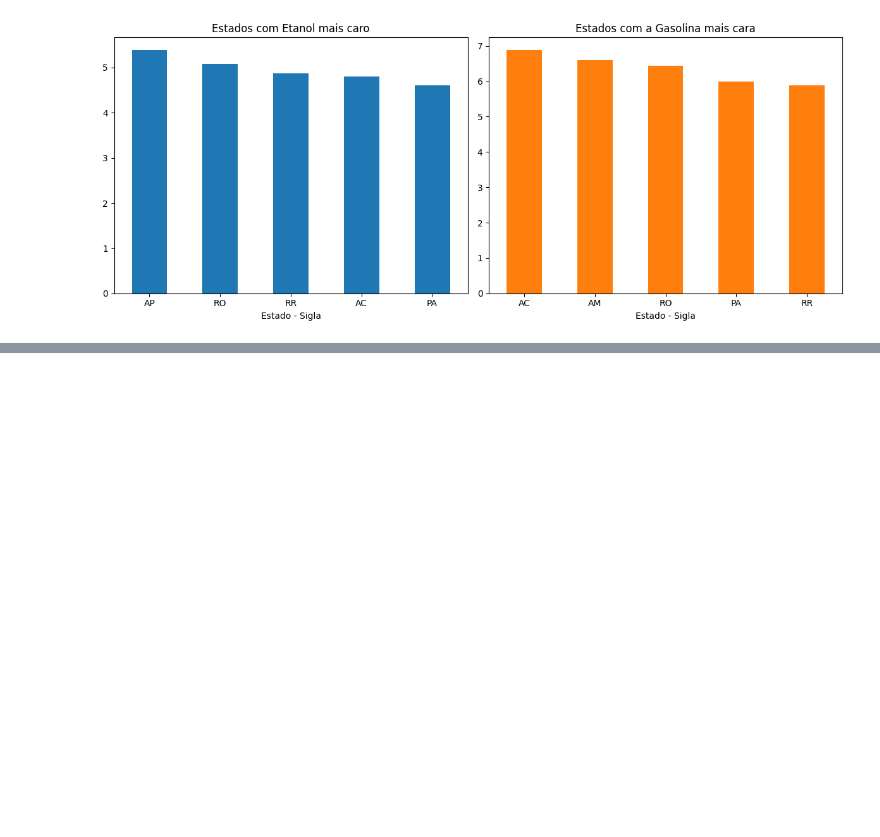
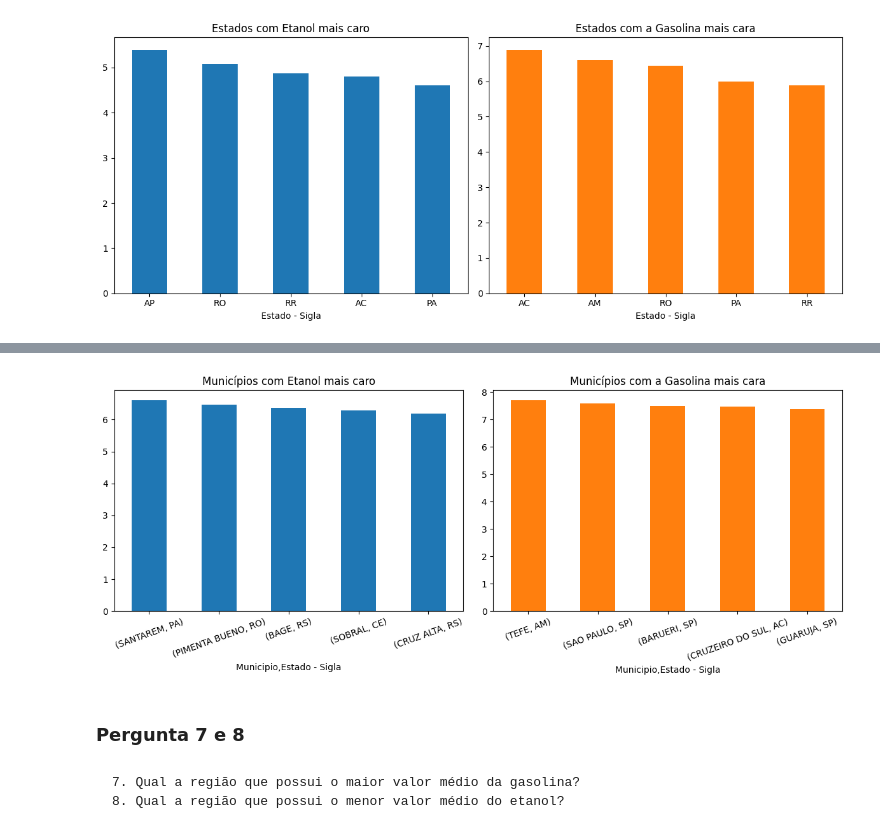
Before and after one commit to arthurlorran1/Projeto-4, a Jupyter notebook: notebook.ipynb, the cells around one changed output, grey strips where cells are left out. Drawn from its saved outputs; the diff is of its cells as text; code cells hidden in the pictures; blank space fills up the shorter version.

```diff
--- a/notebook.ipynb
+++ b/notebook.ipynb
@@ -324,0 +336,5 @@ plt.tight_layout()
+# %%
+gp3max = df.groupby(['Municipio','Estado - Sigla','Produto'])['Valor de Venda'].max() #Tirar 'Estado - Sigla' caso nao queira que apareca o estado
+gp3max = pd.DataFrame(gp3max)
+gp3max = gp3max['Valor de Venda'].unstack()
+gp3max
@@ -324,0 +386,10 @@ plt.tight_layout()
+# %%
+# maior preço para a etanol
+top_E_gp3 = gp3max['ETANOL']
+top_E_gp3 = top_E_gp3.sort_values(ascending=False)
+top_E_gp3 = top_E_gp3.head(5)
+
+# maior preço para a gasolina
+top_G_gp3 = gp3max['GASOLINA']
+top_G_gp3 = top_G_gp3.sort_values(ascending=False)
+top_G_gp3 = top_G_gp3.head(5)
@@ -324,0 +418,12 @@ plt.tight_layout()
+# %%
+fig, axs = plt.subplots(1, 2, figsize=(12, 5))
+top_E_gp3.plot.bar(rot=20, title='Municípios com Etanol mais caro', color='C0', ax=axs[0])
+top_G_gp3.plot.bar(rot=20, title='Municípios com a Gasolina mais cara', color='C1', ax=axs[1])
+plt.tight_layout()
+# %% [output]
+[figure, added]
+# %% [markdown]
+### Pergunta 7 e 8
+# %% [markdown]
+    7. Qual a região que possui o maior valor médio da gasolina?
+    8. Qual a região que possui o menor valor médio do etanol?
```
Also changed, not shown: parts of 42 cells of this notebook, 2 other files.
